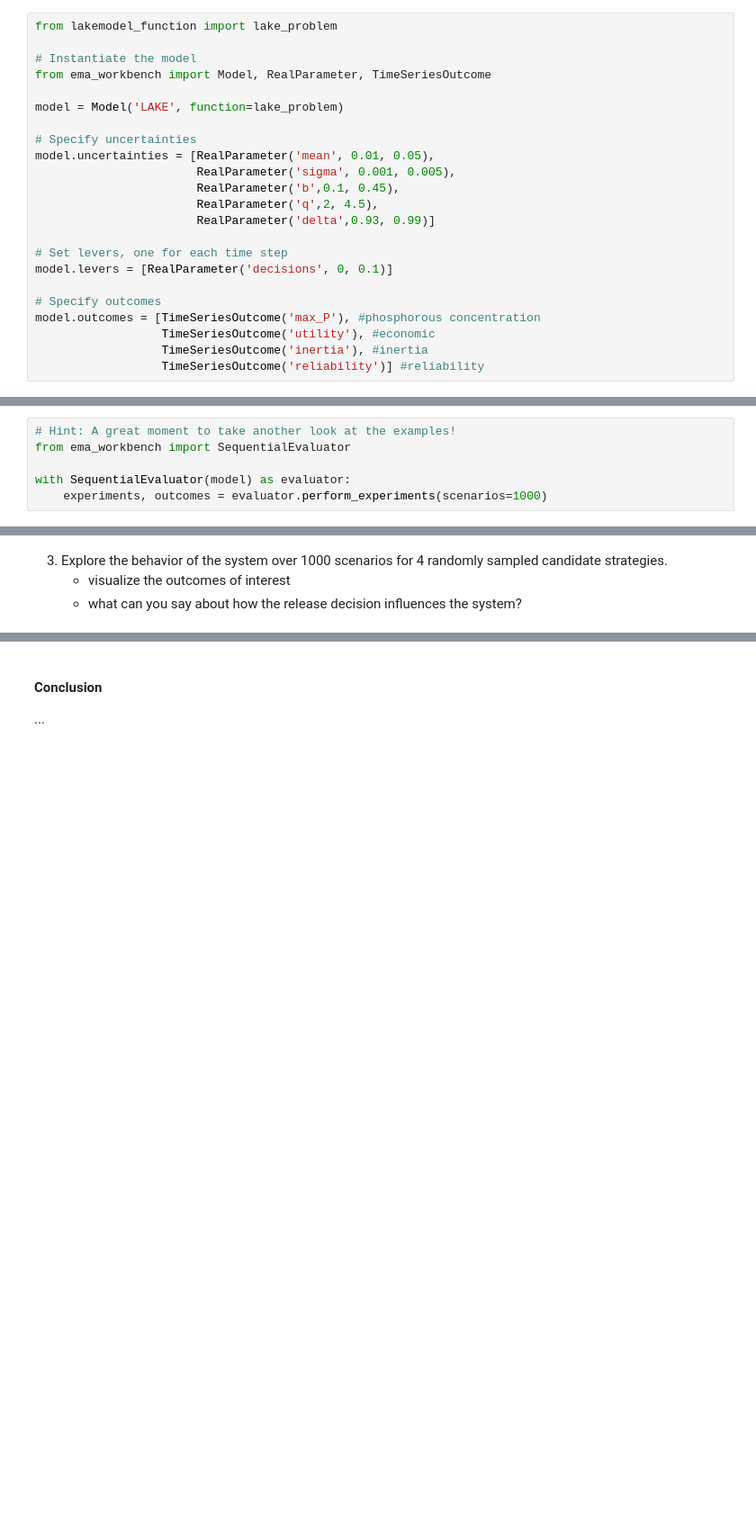
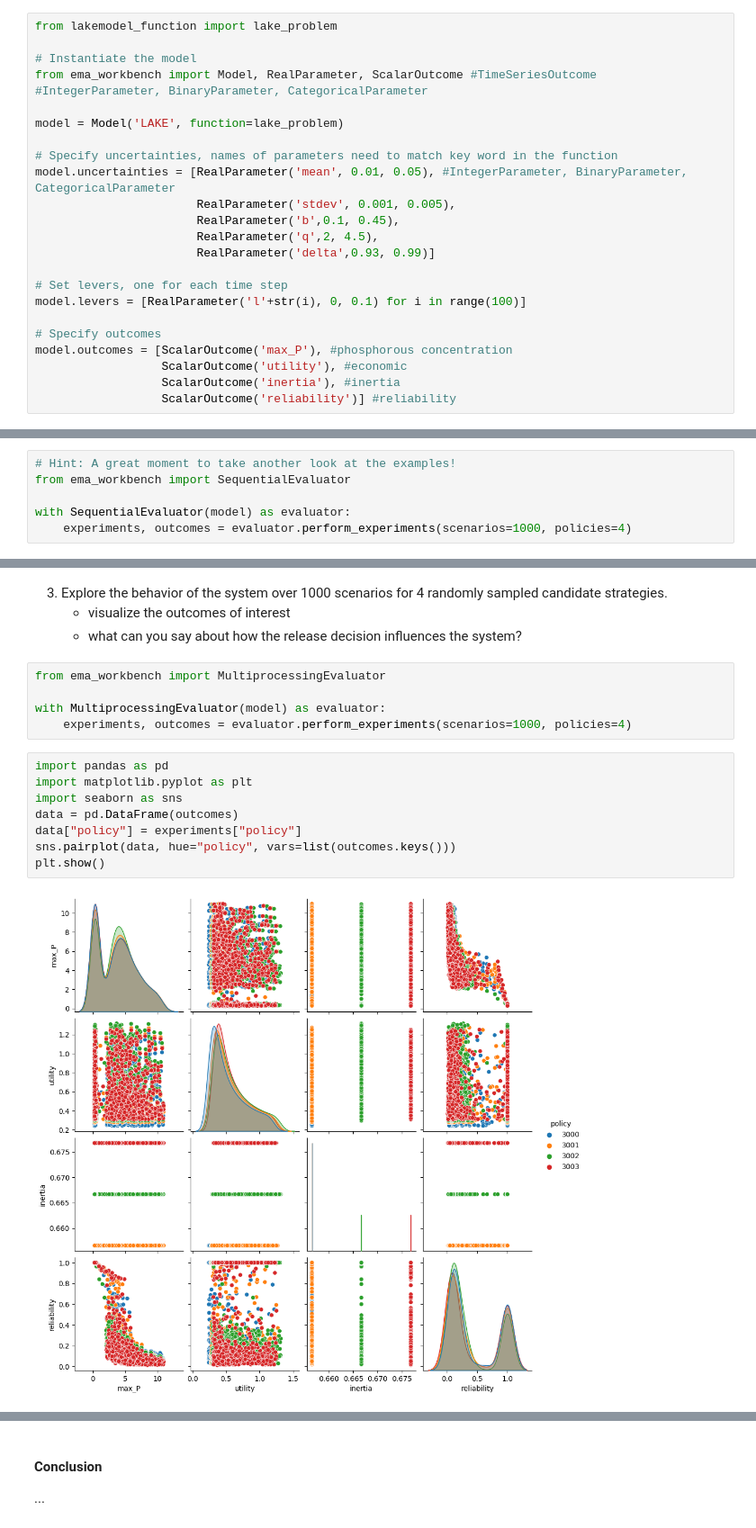
Before and after one commit to green-caro/epa1361_open, a Jupyter notebook: Week 1-2 - general intro to exploratory modelling/assignment 2 - lakemodel.ipynb, the cells around one changed output, grey strips where cells are left out. Shown at 90% size. Drawn from its saved outputs; the diff is of its cells as text; blank space fills up the shorter version.

```diff
--- a/Week 1-2 - general intro to exploratory modelling/assignment 2 - lakemodel.ipynb
+++ b/Week 1-2 - general intro to exploratory modelling/assignment 2 - lakemodel.ipynb
@@ -94,25 +94,25 @@ For now, assume that for each year a release decision is made. The release is be
 from lakemodel_function import lake_problem
 
 # Instantiate the model
-from ema_workbench import Model, RealParameter, TimeSeriesOutcome
+from ema_workbench import Model, RealParameter, ScalarOutcome #TimeSeriesOutcome #IntegerParameter, BinaryParameter, CategoricalParameter
 
 model = Model('LAKE', function=lake_problem)
 
-# Specify uncertainties
-model.uncertainties = [RealParameter('mean', 0.01, 0.05),
-                       RealParameter('sigma', 0.001, 0.005),
+# Specify uncertainties, names of parameters need to match key word in the function
+model.uncertainties = [RealParameter('mean', 0.01, 0.05), #IntegerParameter, BinaryParameter, CategoricalParameter
+                       RealParameter('stdev', 0.001, 0.005),
                        RealParameter('b',0.1, 0.45),
                        RealParameter('q',2, 4.5),
                        RealParameter('delta',0.93, 0.99)]
 
 # Set levers, one for each time step
-model.levers = [RealParameter('decisions', 0, 0.1)]
+model.levers = [RealParameter('l'+str(i), 0, 0.1) for i in range(100)]
 
 # Specify outcomes
-model.outcomes = [TimeSeriesOutcome('max_P'), #phosphorous concentration
-                  TimeSeriesOutcome('utility'), #economic
-                  TimeSeriesOutcome('inertia'), #inertia
-                  TimeSeriesOutcome('reliability')] #reliability
+model.outcomes = [ScalarOutcome('max_P'), #phosphorous concentration
+                  ScalarOutcome('utility'), #economic
+                  ScalarOutcome('inertia'), #inertia
+                  ScalarOutcome('reliability')] #reliability
 # %% [markdown]
 2. Explore the behavior of the system in the absence of any release using 1000 scenarios, and the default sampling approach.
     * visualize the outcomes of interest, are there any apparent trade-offs?
@@ -122,4 +122,4 @@ model.outcomes = [TimeSeriesOutcome('max_P'), #phosphorous concentration
 from ema_workbench import SequentialEvaluator
 
 with SequentialEvaluator(model) as evaluator:
-    experiments, outcomes = evaluator.perform_experiments(scenarios=1000)
+    experiments, outcomes = evaluator.perform_experiments(scenarios=1000, policies=4)
@@ -146,3 +143,18 @@ Caused by: TypeError: lake_problem() got an unexpected keyword argument 'sigma'
 3. Explore the behavior of the system over 1000 scenarios for 4 randomly sampled candidate strategies.
     * visualize the outcomes of interest
     * what can you say about how the release decision influences the system?
+# %%
+from ema_workbench import MultiprocessingEvaluator
+
+with MultiprocessingEvaluator(model) as evaluator:
+    experiments, outcomes = evaluator.perform_experiments(scenarios=1000, policies=4)
+# %%
+import pandas as pd
+import matplotlib.pyplot as plt
+import seaborn as sns
+data = pd.DataFrame(outcomes)
+data["policy"] = experiments["policy"]
+sns.pairplot(data, hue="policy", vars=list(outcomes.keys()))
+plt.show()
+# %% [output]
+[figure, added]
```
Also changed, not shown: parts of 3 cells of this notebook, 1 other file.
